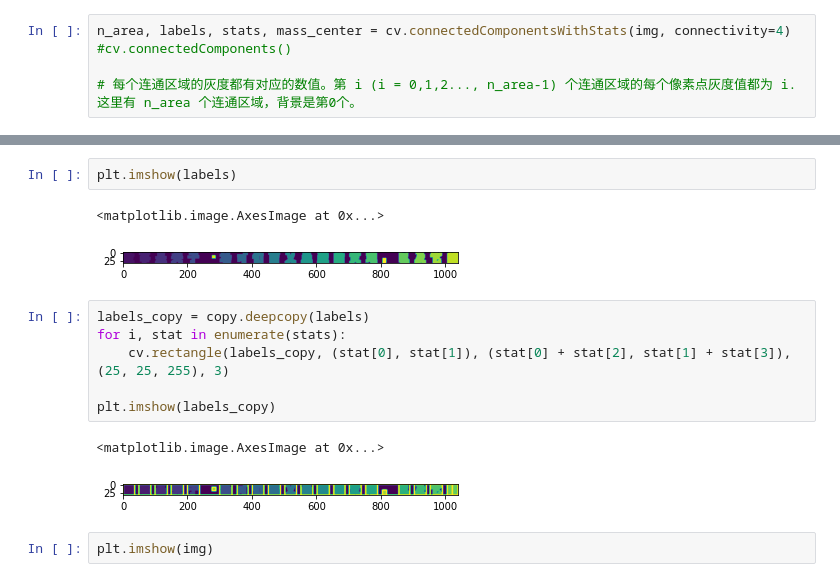
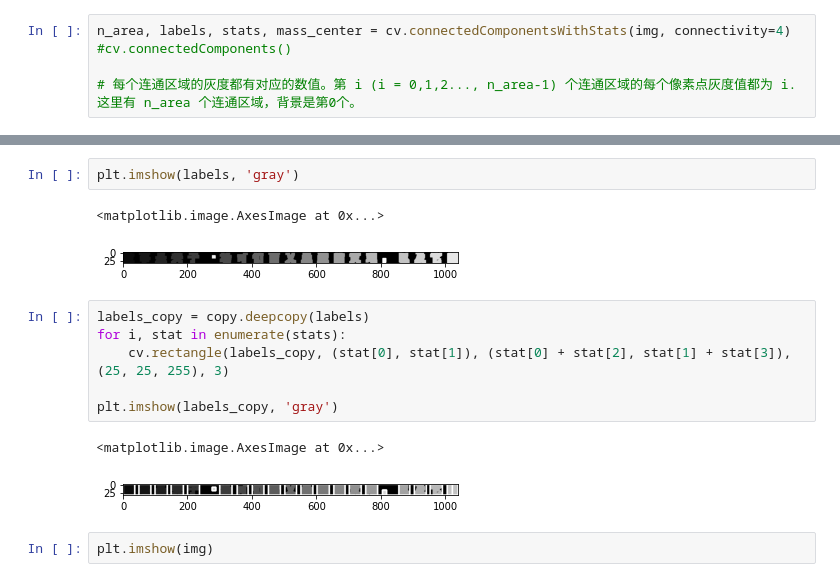
Before and after one commit to bldu/pylearn, a Jupyter notebook: character_bbox.ipynb, the cells around one changed output, grey strips where cells are left out. Saved outputs shown, nothing was run; the diff lists cells and outputs as text.

```diff
--- a/character_bbox.ipynb
+++ b/character_bbox.ipynb
@@ -80,19 +85,19 @@ print(labels[5][400:500])
  0 0 0 0 0 0 0 0 0 0 0 0 0 0 9 9 9 9 9 9 9 9 9 9 9 9 9 9 9 9 9 9 9 9 9 9 9
  9 9 9 9 9 9 9 9 9 9 9 9 9 9 0 0 0 0 0 0 0 0 0 0 0 0]
 # %%
-plt.imshow(labels)
+plt.imshow(labels, 'gray')
 # %% [output]
 <matplotlib.image.AxesImage at 0x...>
-[figure, old version]
+[figure, new version]
 # %%
 labels_copy = copy.deepcopy(labels)
 for i, stat in enumerate(stats):
     cv.rectangle(labels_copy, (stat[0], stat[1]), (stat[0] + stat[2], stat[1] + stat[3]), (25, 25, 255), 3)
 
-plt.imshow(labels_copy)
+plt.imshow(labels_copy, 'gray')
 # %% [output]
 <matplotlib.image.AxesImage at 0x...>
-[figure, old version]
+[figure, new version]
 # %%
 plt.imshow(img)
 # %% [output]
```
Also changed, not shown: parts of 4 cells of this notebook.
